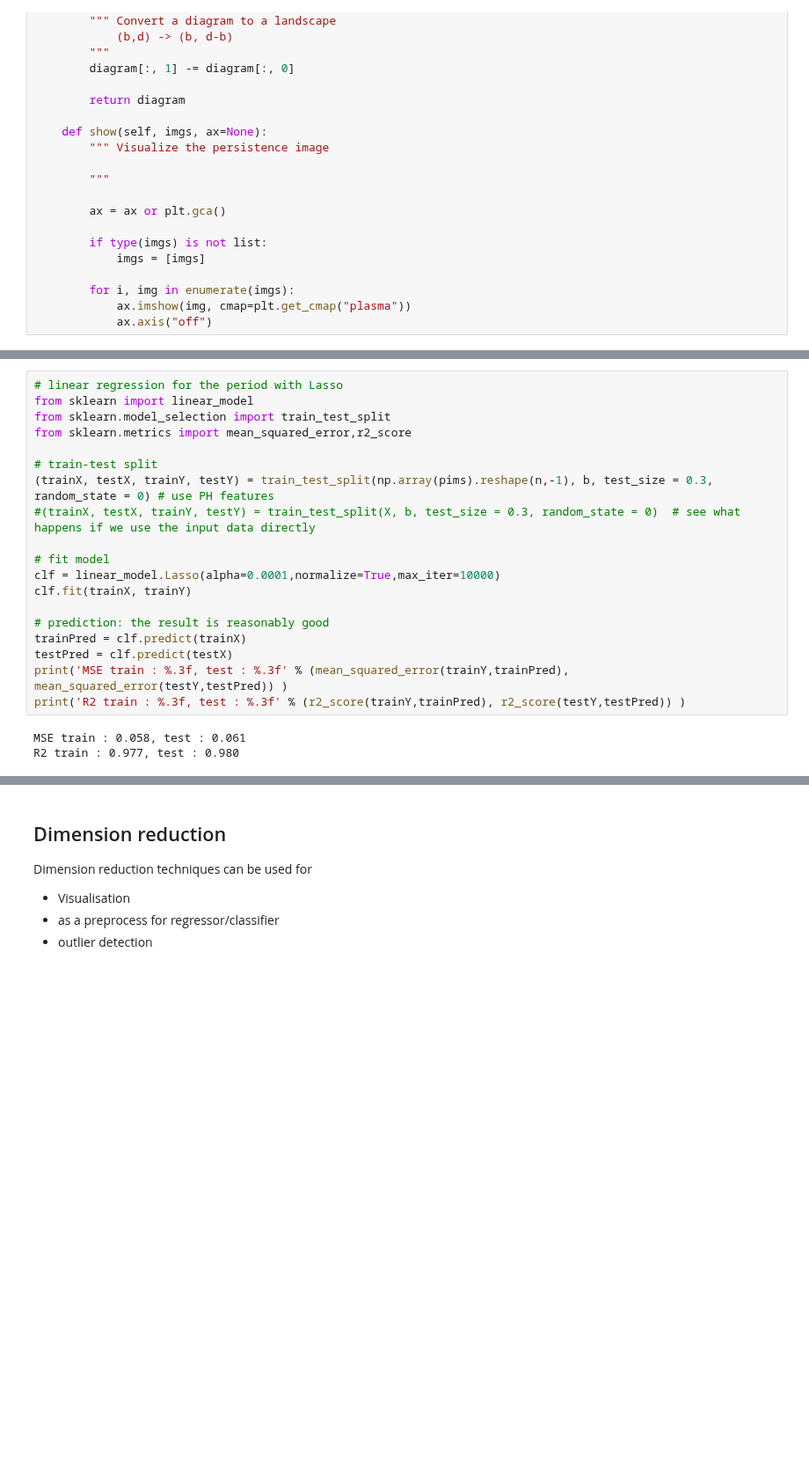
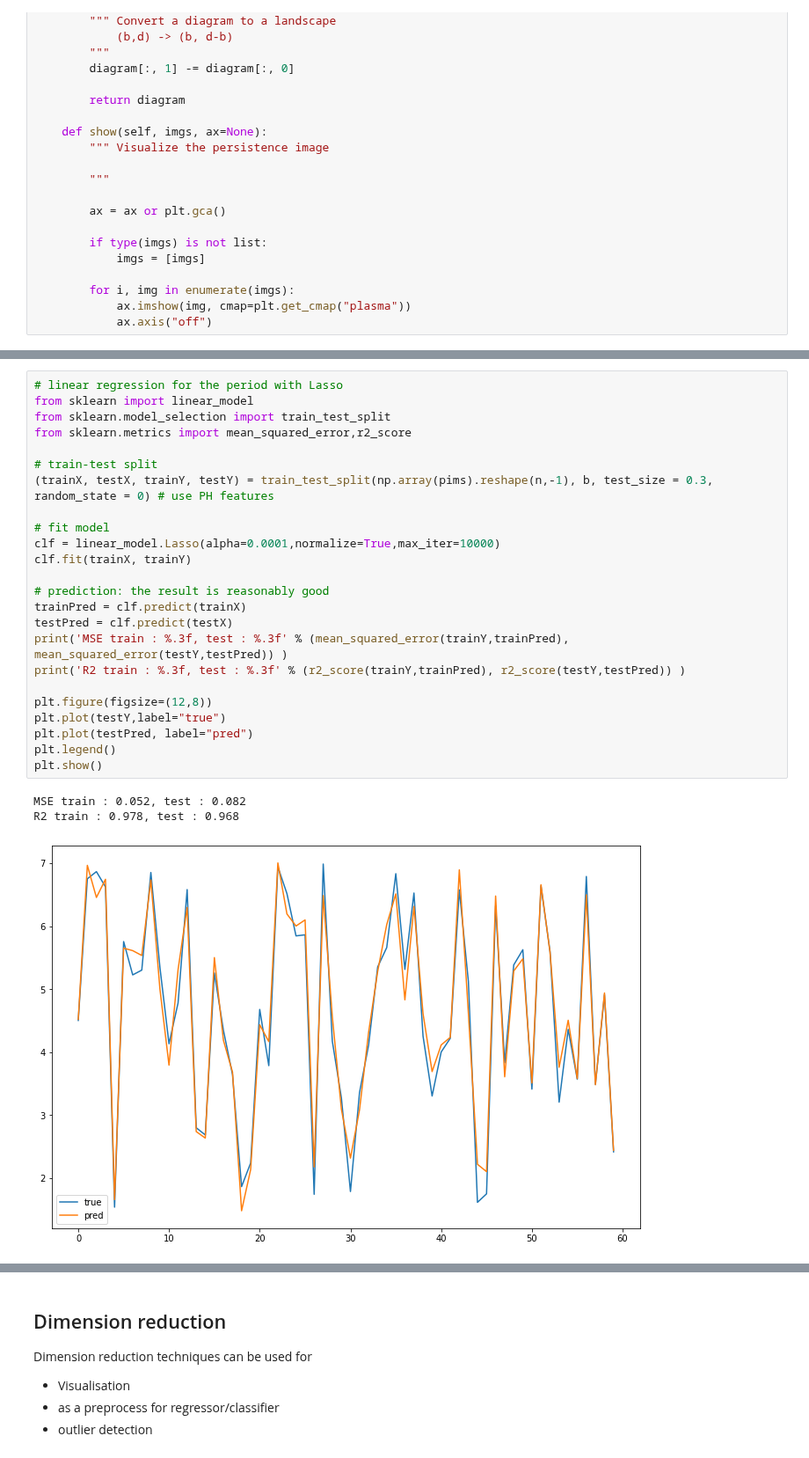
Before and after one commit to shizuo-kaji/TutorialTopologicalDataAnalysis, a Jupyter notebook: TopologicalDataAnalysisWithPython.ipynb, the cells around one changed output, grey strips where cells are left out. Shown at 88% size. Saved outputs shown, nothing was run; the diff lists cells and outputs as text; blank space fills up the shorter version.

```diff
--- a/TopologicalDataAnalysisWithPython.ipynb
+++ b/TopologicalDataAnalysisWithPython.ipynb
@@ -538,25 +538,31 @@ PersImage(pixels=[10, 10], spread=1, specs=None, kernel_type="gaussian", weighti
 # %%
 # linear regression for the period with Lasso
 from sklearn import linear_model
 from sklearn.model_selection import train_test_split
 from sklearn.metrics import mean_squared_error,r2_score
 
 # train-test split
 (trainX, testX, trainY, testY) = train_test_split(np.array(pims).reshape(n,-1), b, test_size = 0.3, random_state = 0) # use PH features
-#(trainX, testX, trainY, testY) = train_test_split(X, b, test_size = 0.3, random_state = 0)  # see what happens if we use the input data directly
 
 # fit model
 clf = linear_model.Lasso(alpha=0.0001,normalize=True,max_iter=10000)
 clf.fit(trainX, trainY)
 
 # prediction: the result is reasonably good
 trainPred = clf.predict(trainX)
 testPred = clf.predict(testX)
 print('MSE train : %.3f, test : %.3f' % (mean_squared_error(trainY,trainPred), mean_squared_error(testY,testPred)) )
 print('R2 train : %.3f, test : %.3f' % (r2_score(trainY,trainPred), r2_score(testY,testPred)) )
+
+plt.figure(figsize=(12,8))
+plt.plot(testY,label="true")
+plt.plot(testPred, label="pred")
+plt.legend()
+plt.show()
 # %% [output]
-MSE train : 0.058, test : 0.061
-R2 train : 0.977, test : 0.980
+MSE train : 0.052, test : 0.082
+R2 train : 0.978, test : 0.968
+[figure, added]
 # %%
 # residual plot
 plt.figure(figsize = (10, 7))
```
Also changed, not shown: parts of 7 cells of this notebook.
